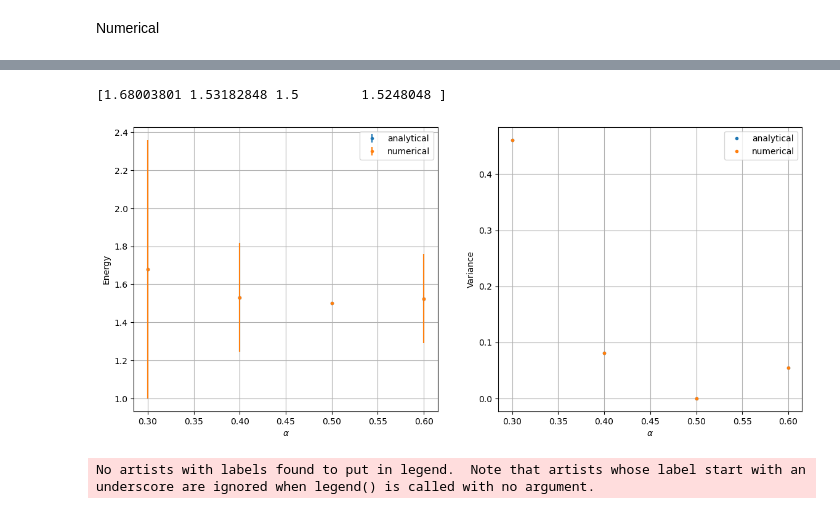
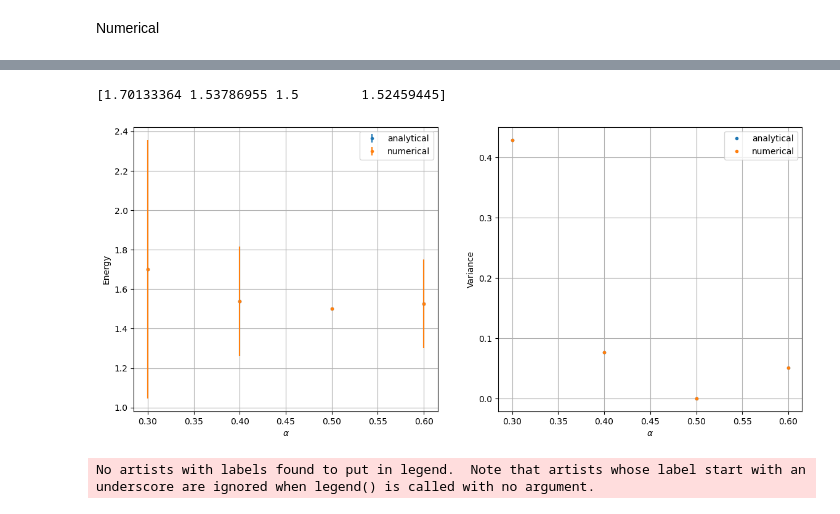
Before and after one commit to DavideCacopardi/variational-monte-carlo-fys4411-DC2026, a Jupyter notebook: display.ipynb, the cells around one changed output, grey strips where cells are left out. Saved outputs shown, nothing was run; the diff lists cells and outputs as text; code cells hidden in the pictures.

```diff
--- a/display.ipynb
+++ b/display.ipynb
@@ -79,29 +105,29 @@ Numerical
 # %%
-num_file = np.loadtxt("iofiles/output_numerical.csv", delimiter=',')
+num_file = np.loadtxt("iofiles/output.csv", delimiter=',')
 num_file = np.transpose(num_file)
 num_parameters = num_file[:file.shape[0] - 3, :]
 num_energy = num_file[num_file.shape[0] - 3, :]
 num_variance = num_file[num_file.shape[0] - 2, :]
 num_error = num_file[num_file.shape[0] - 1, :]
 
 fig = plt.figure(figsize=(14,6))
 gs = fig.add_gridspec(1,2)
 ax = fig.add_subplot(gs[0, 0])
 ax.errorbar(parameters[0, :], energy, error, ls="none", marker='.', label="analytical")
 ax.errorbar(num_parameters[0, :], num_energy,num_error, ls="none", marker='.', label="numerical")
 ax.set_ylabel("Energy")
 ax.set_xlabel(r"$\alpha$")
 ax.legend()
 ax = fig.add_subplot(gs[0, 1])
 ax.errorbar(parameters[0, :], variance, ls="none", marker='.', label="analytical")
 ax.errorbar(num_parameters[0, :], num_variance, ls="none", marker='.', label="numerical")
 ax.set_ylabel("Variance")
 ax.set_xlabel(r"$\alpha$")
 ax.legend()
 print(energy)
 # %% [output]
-[1.68003801 1.53182848 1.5        1.5248048 ]
+[1.70133364 1.53786955 1.5        1.52459445]
-[figure, old version]
+[figure, new version]
 # %%
 fig = plt.figure(figsize=(14,6))
 gs = fig.add_gridspec(1,2)
```
Also changed, not shown: parts of 6 cells of this notebook, 16 other files.
